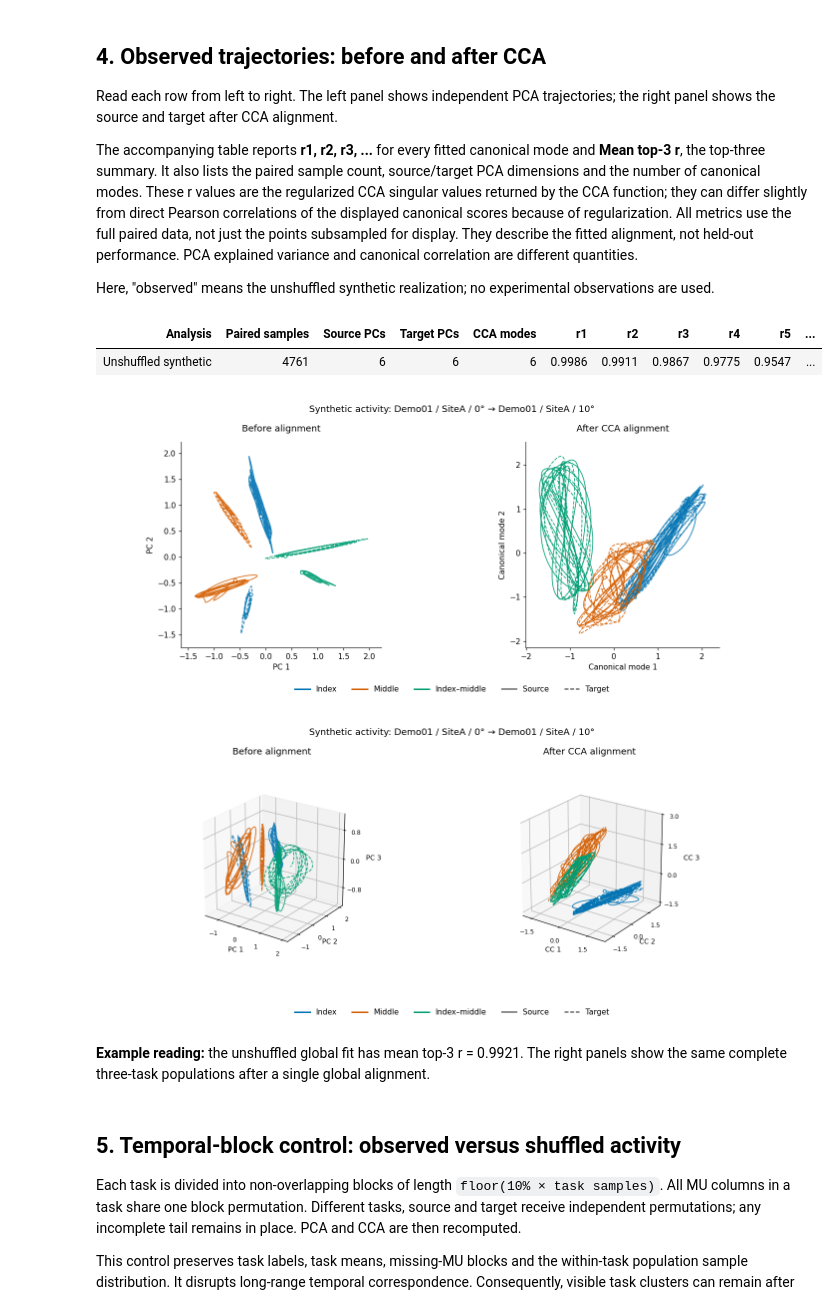
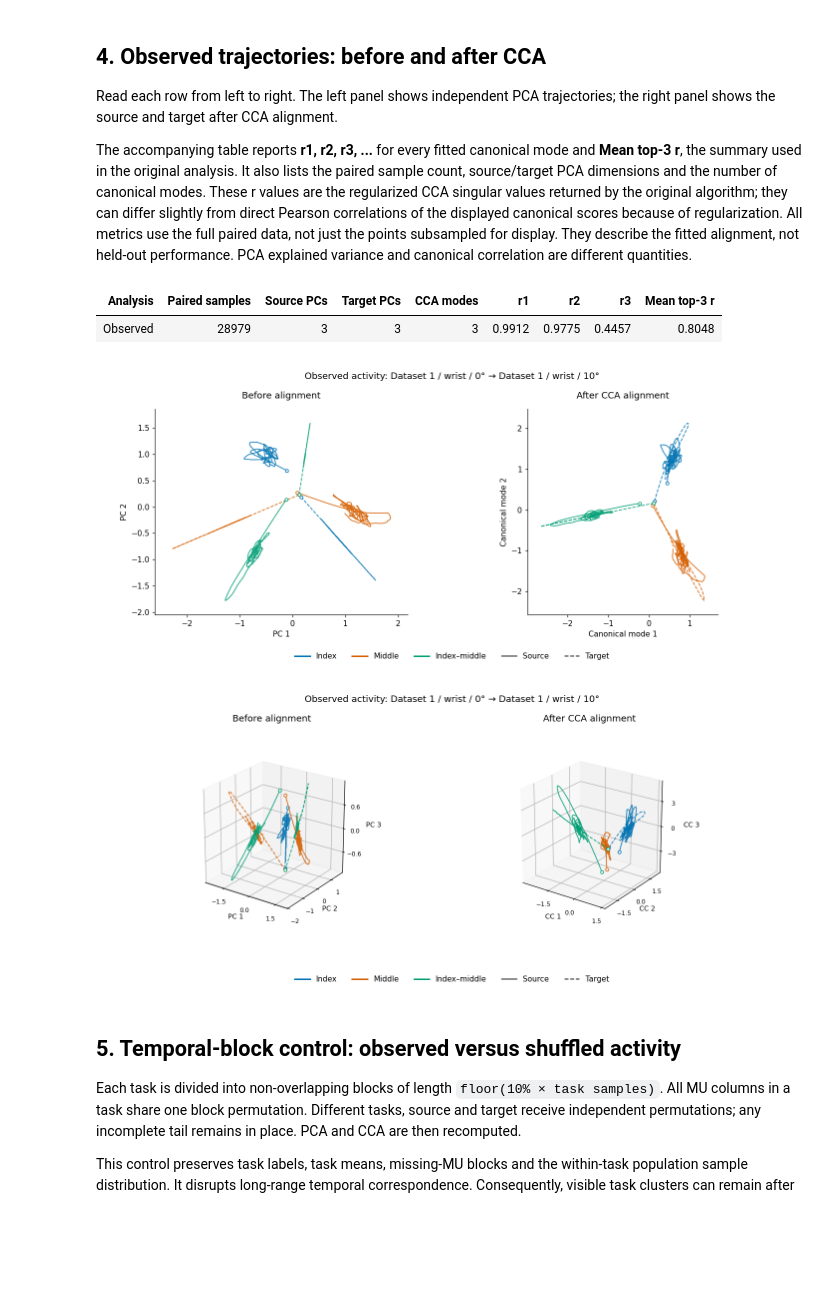
Before and after one commit to Zihui666/motor-unit-manifold-analysis, a Jupyter notebook: PCA90_Alignment_Controls_Example.ipynb, the cells around one changed output. Saved outputs shown, nothing was run; the diff lists cells and outputs as text; code cells hidden in the pictures; blank space fills up the shorter version.

```diff
--- a/PCA90_Alignment_Controls_Example.ipynb
+++ b/PCA90_Alignment_Controls_Example.ipynb
@@ -55,23 +110,26 @@ import numpy as np
 import pandas as pd
 import matplotlib.pyplot as plt
 from matplotlib.lines import Line2D
-from IPython.display import display, HTML, Markdown
-from types import SimpleNamespace
+from IPython.display import display, HTML
+import re
+import h5py
+from dataclasses import dataclass
 from scipy import signal, ndimage
 from scipy.linalg import svd
 TASKS = ('index', 'middle', 'index-middle')
+LOCATIONS = {'wrist': 'wrist_muedit_new', 'forearm': 'forearm_muedit_new'}
 RIDGE = 1e-6
 
-DATA_ROOT = ""         # Unused in this self-contained synthetic example.
-DICTIONARY_ROOT = ""   # Unused: tracking dictionaries are generated in memory.
+DATA_ROOT = ""         # Folder containing wrist_muedit_new/ and forearm_muedit_new/.
+DICTIONARY_ROOT = ""   # Folder containing unique_mu_dictionary_*.csv.
 SAVE_OUTPUTS = False   # False: display results inline without writing output files.
 OUTPUT_DIR = ""        # Required only when SAVE_OUTPUTS is True; no default output folder.
-SUBJECTS = ('Demo01', 'Demo02')
+SUBJECTS = ('sub1', 'sub2')
 ANGLES = (0, 10, 20, 30, 40)
-SOURCE = ('Demo01', 'SiteA', 0)
-TARGET = ('Demo01', 'SiteA', 10)
+SOURCE = ('sub1', 'wrist', 0)
+TARGET = ('sub1', 'wrist', 10)
 SEED = 1
-DISPLAY_STRIDE = 4  # Display only; PCA and CCA use every native sample.
+DISPLAY_STRIDE = 20  # Display only; PCA and CCA use every native sample.
 COLORS = ['#0072B2', '#D55E00', '#009E73']
 TASK_LABELS = ['Index', 'Middle', 'Index–middle']
 plt.rcParams.update({'figure.dpi': 110, 'font.family':'DejaVu Sans',
@@ -95,10 +153,7 @@ if SAVE_OUTPUTS:
 def export_table(table, filename):
     if SAVE_OUTPUTS:
         table.to_csv(EXPORT_ROOT/filename, index=False)
-DEMO_SEED = 20260921
-FS = 256.0
-SITES = ('SiteA', 'SiteB')
-# Preserve the complete canvas so 3D axis labels are not cropped.
+# Keep full figure canvases so 3D axis labels are visible.
 get_ipython().run_line_magic("config", "InlineBackend.print_figure_kwargs = {'bbox_inches': None}")
 # %% [markdown]
 ## 2. Prepare the tracked-MU activity matrices
@@ -376,41 +500,33 @@ Read each row from left to right. The left panel shows independent PCA trajector
 the right panel shows the source and target after CCA alignment.
 
 The accompanying table reports **r1, r2, r3, ...** for every fitted canonical mode and
-**Mean top-3 r**, the top-three summary. It also lists the paired sample count,
+**Mean top-3 r**, the summary used in the original analysis. It also lists the paired sample count,
 source/target PCA dimensions and the number of canonical modes.
-These r values are the regularized CCA singular values returned by the CCA function;
+These r values are the regularized CCA singular values returned by the original algorithm;
 they can differ slightly from direct Pearson correlations of the displayed canonical scores because of regularization.
 All metrics use the full paired data, not just the points subsampled for display. They describe the fitted alignment,
 not held-out performance. PCA explained variance and canonical correlation are different quantities.
-
-Here, "observed" means the unshuffled synthetic realization; no experimental observations are used.
 # %%
-observed_metrics = pd.DataFrame([alignment_metrics('Unshuffled synthetic', observed_mapping, Xs, Xt)])
+observed_metrics = pd.DataFrame([alignment_metrics('Observed', observed_mapping, Xs, Xt)])
 display_metrics(observed_metrics)
 export_table(observed_metrics, 'observed_alignment_metrics.csv')
 
 for dims in [2,3]:
     fig = plt.figure(figsize=(13,5.6))
-    fig.suptitle(f'Synthetic activity: {condition_label(SOURCE)} → {condition_label(TARGET)}', y=.97)
+    fig.suptitle(f'Observed activity: {condition_label(SOURCE)} → {condition_label(TARGET)}', y=.97)
     for col,S,T,aligned,title in [(1,Xs,Xt,False,'Before alignment'),
                                  (2,observed_source,observed_target,True,'After CCA alignment')]:
         ax = fig.add_subplot(1,2,col,projection='3d' if dims==3 else None)
         draw_trajectories(ax,S,T,y,dims,aligned=aligned,limits=limits_for([S,T],dims))
         ax.set_title(title, pad=14)
     fig.subplots_adjust(left=.07,right=(.87 if dims==3 else .93),bottom=.18,top=.85,wspace=.26)
     add_legend(fig)
     save_image(fig,f'observed_before_after_{dims}d')
-
-display(Markdown(
-    f"**Example reading:** the unshuffled global fit has mean top-3 r = "
-    f"{observed_mapping['r'][:3].mean():.4f}. "
-    "The right panels show the same complete three-task populations after a single global alignment."))
 # %% [output]
-| Analysis | Paired samples | Source PCs | Target PCs | CCA modes | r1 | r2 | r3 | r4 | r5 | ... |
-| Unshuffled synthetic | 4761 | 6 | 6 | 6 | 0.9986 | 0.9911 | 0.9867 | 0.9775 | 0.9547 | ... |
+| Analysis | Paired samples | Source PCs | Target PCs | CCA modes | r1 | r2 | r3 | Mean top-3 r |
+| Observed | 28979 | 3 | 3 | 3 | 0.9912 | 0.9775 | 0.4457 | 0.8048 |
-[figure, old version]
+[figure, new version]
-[figure, old version]
+[figure, new version]
-**Example reading:** the unshuffled global fit has mean top-3 r = 0.9921. The right panels show the same complete three-task populations after a single global alignment.
 # %% [markdown]
 ## 5. Temporal-block control: observed versus shuffled activity
 
```
Also changed, not shown: parts of 11 cells of this notebook, 2 other files.
